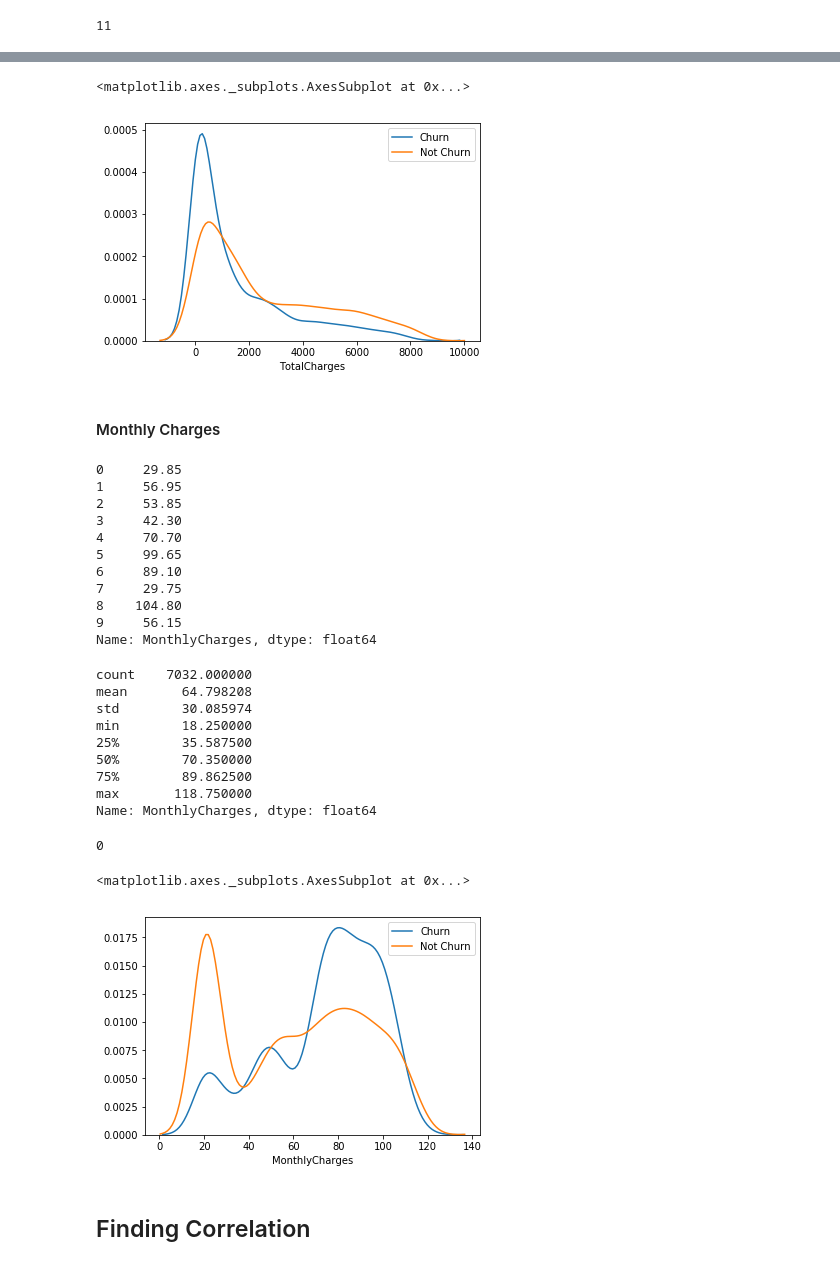
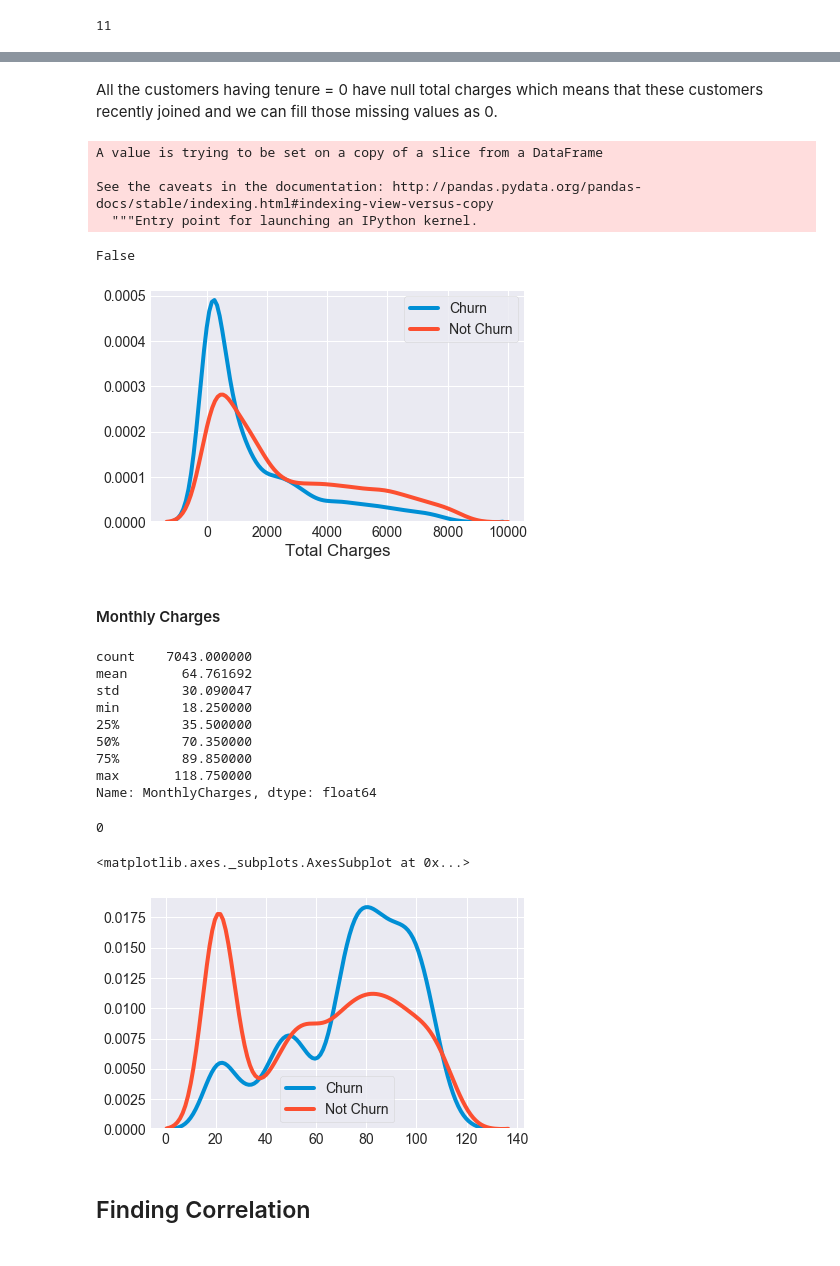
Before and after one commit to archd3sai/Customer-Survival-Analysis-and-Churn-Prediction, a Jupyter notebook: main.ipynb, the cells around one changed output, grey strips where cells are left out. Cells and saved outputs as stored; diff of their text form; code cells hidden in the pictures.

```diff
--- a/main.ipynb
+++ b/main.ipynb
@@ -5,6 +5,7 @@ import numpy as np
 import pandas as pd
 import matplotlib.pyplot as plt
 import seaborn as sns
+sns.set_style('darkgrid')
 # %%
 df = pd.read_csv("C:/Data/Telco-Customer-Churn.csv")
 # %%
@@ -319,4 +236,4 @@ df['TotalCharges'].isna().sum()
 # %% [output]
 11
 # %%
-df = df[df["TotalCharges"].notnull()]
+df[df["TotalCharges"].isnull()]
@@ -323,3 +254,14 @@ df = df[df["TotalCharges"].notnull()]
+# %% [markdown]
+All the customers having tenure = 0 have null total charges which means that these customers recently joined and we can fill those missing values as 0.
 # %%
-df['TotalCharges'] = df["TotalCharges"].astype(float)
+df.TotalCharges[df["TotalCharges"].isnull()] = 0
+# %% [output]
+A value is trying to be set on a copy of a slice from a DataFrame
+
+See the caveats in the documentation: http://pandas.pydata.org/pandas-docs/stable/indexing.html#indexing-view-versus-copy
+  """Entry point for launching an IPython kernel.
+# %%
+df.isnull().any().any()
+# %% [output]
+False
 # %%
@@ -326,37 +270,24 @@ df['TotalCharges'] = df["TotalCharges"].astype(float)
 Churn = df[df.Churn=="Yes"]
 Not_Churn = df[df.Churn=="No"]
 # %%
-sns.distplot(Churn["TotalCharges"], hist=False, label = "Churn")
-sns.distplot(Not_Churn["TotalCharges"], hist=False, label = "Not Churn")
+fig, ax = plt.subplots()
+sns.kdeplot(Churn["TotalCharges"],label = "Churn", ax= ax)
+sns.kdeplot(Not_Churn["TotalCharges"], label = "Not Churn", ax=ax)
+ax.set_xlabel("Total Charges");
 # %% [output]
-<matplotlib.axes._subplots.AxesSubplot at 0x...>
-[figure, old version]
+[figure, new version]
 # %% [markdown]
 #### Monthly Charges
-# %%
-df.MonthlyCharges.head(10)
-# %% [output]
-0     29.85
-1     56.95
-2     53.85
-3     42.30
-4     70.70
-5     99.65
-6     89.10
-7     29.75
-8    104.80
-9     56.15
-Name: MonthlyCharges, dtype: float64
 # %%
 df.MonthlyCharges.describe()
 # %% [output]
-count    7032.000000
-mean       64.798208
-std        30.085974
+count    7043.000000
+mean       64.761692
+std        30.090047
 min        18.250000
-25%        35.587500
+25%        35.500000
 50%        70.350000
-75%        89.862500
+75%        89.850000
 max       118.750000
 Name: MonthlyCharges, dtype: float64
 # %%
@@ -364,11 +295,11 @@ df.MonthlyCharges.isna().sum()
 # %% [output]
 0
 # %%
-sns.distplot(Churn["MonthlyCharges"], hist=False, label = "Churn")
-sns.distplot(Not_Churn["MonthlyCharges"], hist=False, label = "Not Churn")
+sns.kdeplot(Churn["MonthlyCharges"], label = "Churn")
+sns.kdeplot(Not_Churn["MonthlyCharges"], label = "Not Churn")
 # %% [output]
 <matplotlib.axes._subplots.AxesSubplot at 0x...>
-[figure, old version]
+[figure, new version]
 # %% [markdown]
 ## Finding Correlation
 # %%
```
Also changed, not shown: parts of 99 cells of this notebook, 1 other file.
